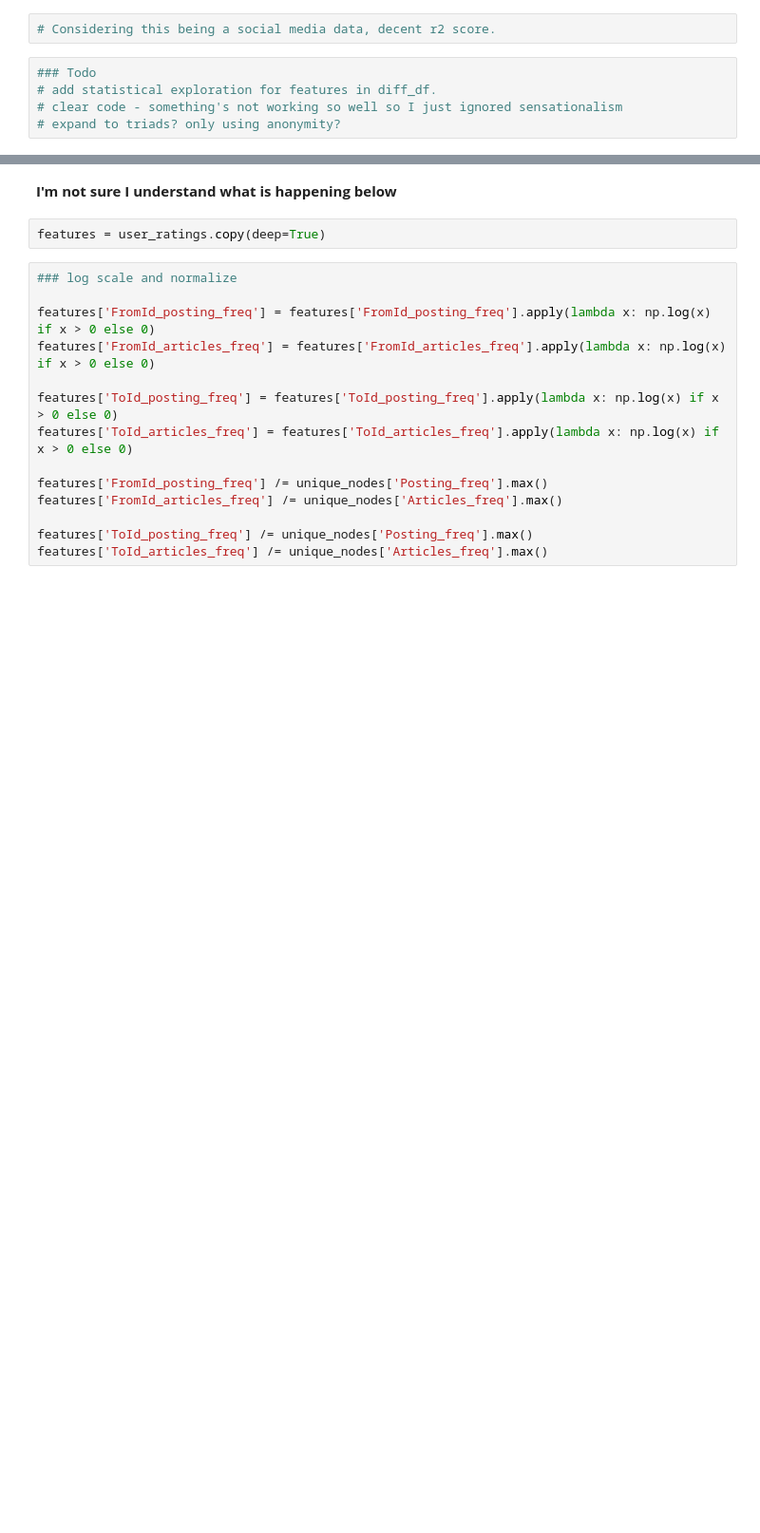
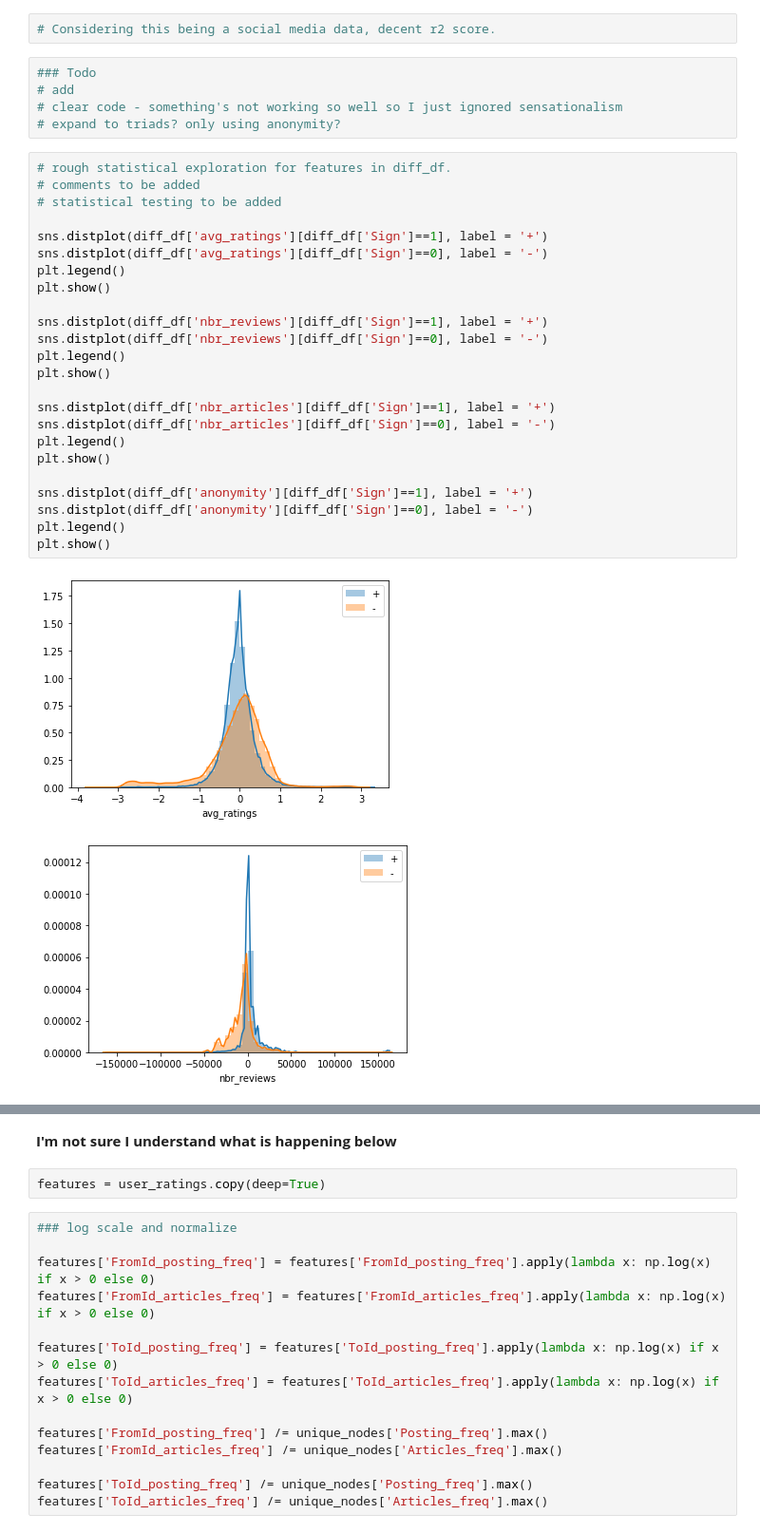
Before and after one commit to epfl-ada/ada-2020-project-milestone-p3-p3_adagio, a Jupyter notebook: preprocessing.ipynb, the cells around one changed output, grey strips where cells are left out. Shown: that part at 95% size. Saved outputs shown, nothing was run; the diff lists cells and outputs as text; blank space fills up the shorter version.

Commit message:
rough statistical description of features

```diff
--- a/preprocessing.ipynb
+++ b/preprocessing.ipynb
@@ -389,6 +389,33 @@ R² score of gradient boosted model with ['avg_ratings','nbr_reviews','nbr_artic
 # Considering this being a social media data, decent r2 score.
 # %%
 ### Todo
-# add statistical exploration for features in diff_df.
+# add
 # clear code - something's not working so well so I just ignored sensationalism
 # expand to triads? only using anonymity?
+# %%
+# rough statistical exploration for features in diff_df.
+# comments to be added
+# statistical testing to be added
+
+sns.distplot(diff_df['avg_ratings'][diff_df['Sign']==1], label = '+')
+sns.distplot(diff_df['avg_ratings'][diff_df['Sign']==0], label = '-')
+plt.legend()
+plt.show()
+
+sns.distplot(diff_df['nbr_reviews'][diff_df['Sign']==1], label = '+')
+sns.distplot(diff_df['nbr_reviews'][diff_df['Sign']==0], label = '-')
+plt.legend()
+plt.show()
+
+sns.distplot(diff_df['nbr_articles'][diff_df['Sign']==1], label = '+')
+sns.distplot(diff_df['nbr_articles'][diff_df['Sign']==0], label = '-')
+plt.legend()
+plt.show()
+
+sns.distplot(diff_df['anonymity'][diff_df['Sign']==1], label = '+')
+sns.distplot(diff_df['anonymity'][diff_df['Sign']==0], label = '-')
+plt.legend()
+plt.show()
+# %% [output]
+[figure, added]
+[figure, added]
```
Also changed, not shown: parts of 7 cells of this notebook.
